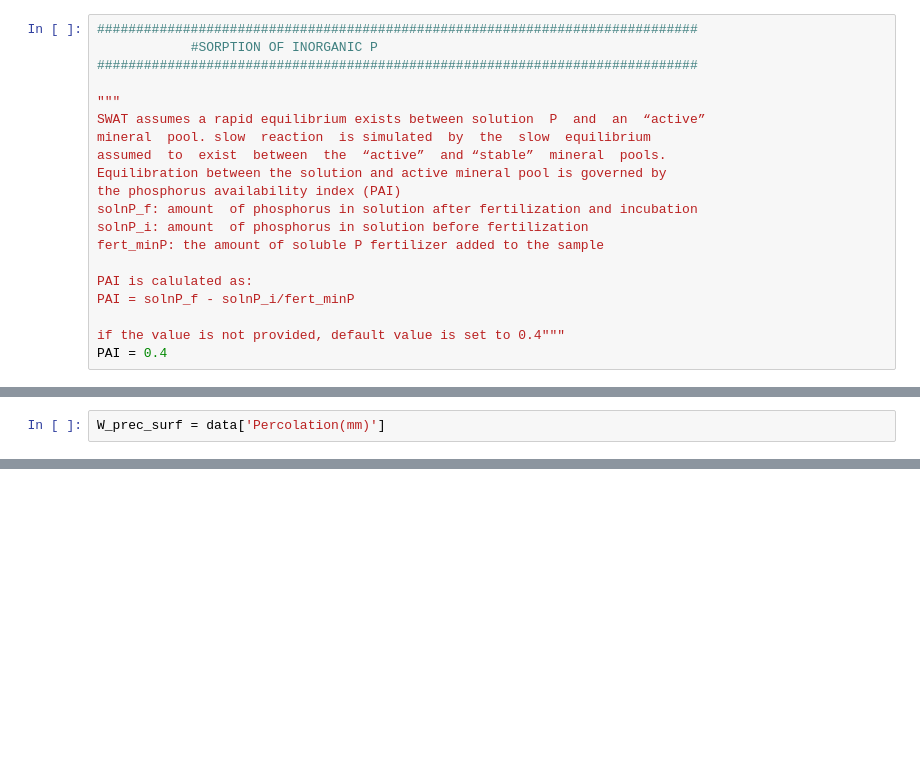
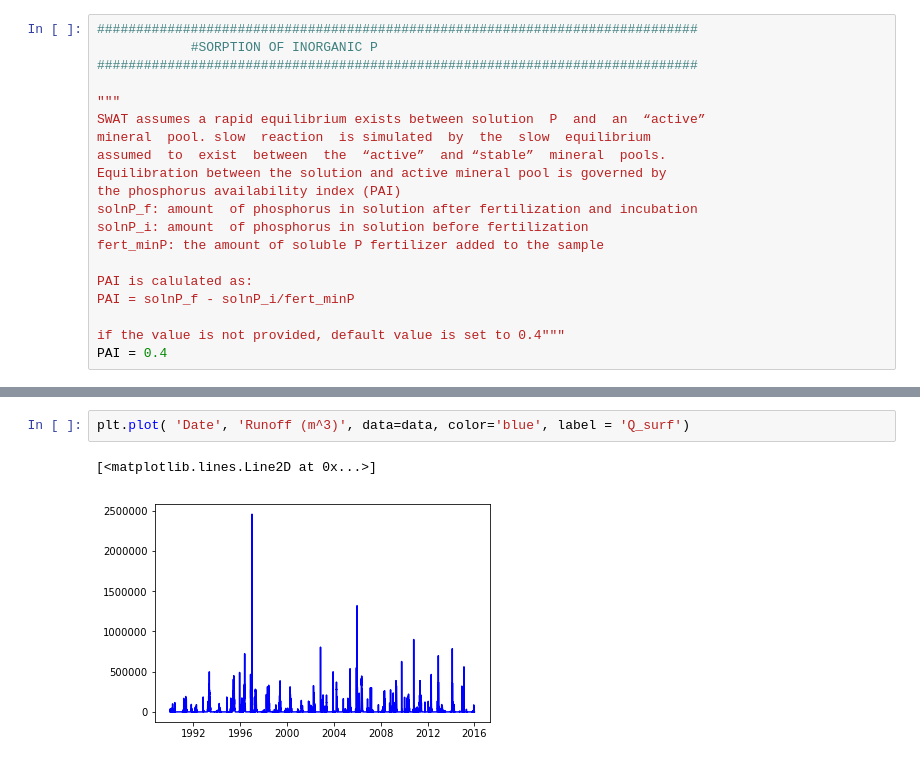
Before and after one commit to devalc/P_module, a Jupyter notebook: P_module_04_03_18.ipynb, the cells around one changed output, grey strips where cells are left out. Drawn from its saved outputs; the diff is of its cells as text; blank space fills up the shorter version.

```diff
--- a/P_module_04_03_18.ipynb
+++ b/P_module_04_03_18.ipynb
@@ -207,6 +268,4 @@ if stable_minP < 4 * active_minP:
     P_trans_sol_stable_P = B_eqp * (4 * active_minP - stable_minP)
 elif stable_minP > 4 * active_minP:
     P_trans_sol_stable_P = 0.1 * B_eqp * (4 * active_minP - stable_minP)
-# %%
-W_prec_surf = data['Percolation(mm)']
 # %%
@@ -347,0 +494,5 @@ sed_conc_sq = sed / 10 * area * Q_surf
+# %%
+plt.plot( 'Date', 'Runoff (m^3)', data=data, color='blue', label = 'Q_surf')
+# %% [output]
+[<matplotlib.lines.Line2D at 0x...>]
+[figure, added]
```
Also changed, not shown: parts of 27 cells of this notebook.
